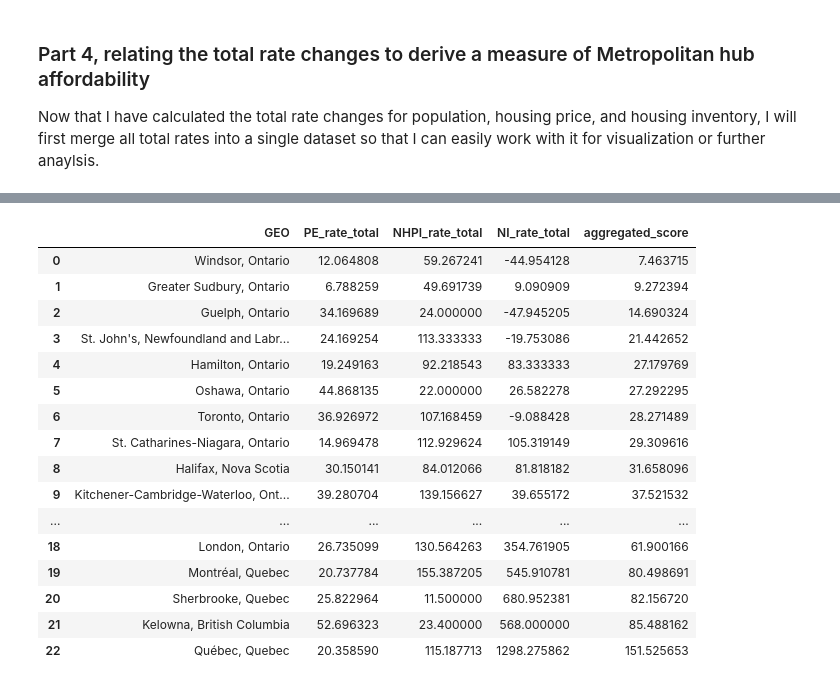
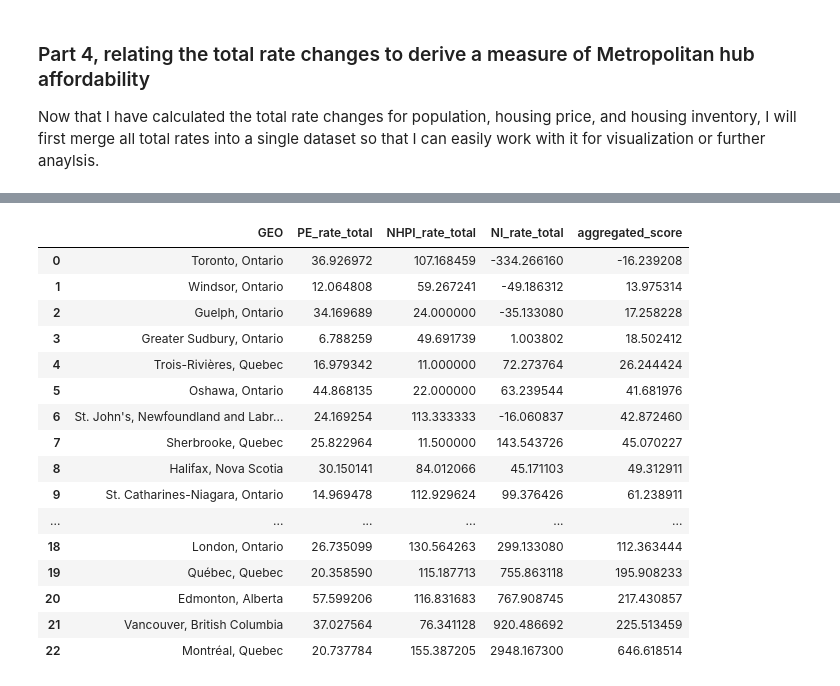
Before and after one commit to ubco-W2022T2-data301/project-group-group01, a Jupyter notebook: analysis/Logananalysis2.ipynb, the cells around one changed output, grey strips where cells are left out. Cells and saved outputs as stored; diff of their text form; code cells hidden in the pictures.

```diff
--- a/analysis/Logananalysis2.ipynb
+++ b/analysis/Logananalysis2.ipynb
@@ -964,0 +938,3 @@ total_rate_change_NI
+# %%
+total_rate_change_NI = pf2.calculate_total_rate_change_NI(NI_Wrangled_Final)
+total_rate_change_NI
@@ -1008,25 +1004,25 @@ This offers a good plot for showing the correlation between the total population
 # %%
-merged_rate_totals['aggregated_score'] = (merged_rate_totals['PE_rate_total']/2) + (merged_rate_totals['NHPI_rate_total']/10) + (merged_rate_totals['NI_rate_total']/10)
+merged_rate_totals['aggregated_score'] = (merged_rate_totals['PE_rate_total']*0.5) + (merged_rate_totals['NHPI_rate_total']*0.3) + (merged_rate_totals['NI_rate_total']*0.2)
 scored_metros = merged_rate_totals.sort_values('aggregated_score').reset_index().drop(columns=['index'])
 scored_metros
 # %% [output]
 |  | GEO | PE_rate_total | NHPI_rate_total | NI_rate_total | aggregated_score |
-| 0 | Windsor, Ontario | 12.064808 | 59.267241 | -44.954128 | 7.463715 |
-| 1 | Greater Sudbury, Ontario | 6.788259 | 49.691739 | 9.090909 | 9.272394 |
-| 2 | Guelph, Ontario | 34.169689 | 24.000000 | -47.945205 | 14.690324 |
-| 3 | St. John's, Newfoundland and Labr... | 24.169254 | 113.333333 | -19.753086 | 21.442652 |
-| 4 | Hamilton, Ontario | 19.249163 | 92.218543 | 83.333333 | 27.179769 |
-| 5 | Oshawa, Ontario | 44.868135 | 22.000000 | 26.582278 | 27.292295 |
-| 6 | Toronto, Ontario | 36.926972 | 107.168459 | -9.088428 | 28.271489 |
-| 7 | St. Catharines-Niagara, Ontario | 14.969478 | 112.929624 | 105.319149 | 29.309616 |
-| 8 | Halifax, Nova Scotia | 30.150141 | 84.012066 | 81.818182 | 31.658096 |
-| 9 | Kitchener-Cambridge-Waterloo, Ont... | 39.280704 | 139.156627 | 39.655172 | 37.521532 |
+| 0 | Toronto, Ontario | 36.926972 | 107.168459 | -334.266160 | -16.239208 |
+| 1 | Windsor, Ontario | 12.064808 | 59.267241 | -49.186312 | 13.975314 |
+| 2 | Guelph, Ontario | 34.169689 | 24.000000 | -35.133080 | 17.258228 |
+| 3 | Greater Sudbury, Ontario | 6.788259 | 49.691739 | 1.003802 | 18.502412 |
+| 4 | Trois-Rivières, Quebec | 16.979342 | 11.000000 | 72.273764 | 26.244424 |
+| 5 | Oshawa, Ontario | 44.868135 | 22.000000 | 63.239544 | 41.681976 |
+| 6 | St. John's, Newfoundland and Labr... | 24.169254 | 113.333333 | -16.060837 | 42.872460 |
+| 7 | Sherbrooke, Quebec | 25.822964 | 11.500000 | 143.543726 | 45.070227 |
+| 8 | Halifax, Nova Scotia | 30.150141 | 84.012066 | 45.171103 | 49.312911 |
+| 9 | St. Catharines-Niagara, Ontario | 14.969478 | 112.929624 | 99.376426 | 61.238911 |
 | ... | ... | ... | ... | ... | ... |
-| 18 | London, Ontario | 26.735099 | 130.564263 | 354.761905 | 61.900166 |
-| 19 | Montréal, Quebec | 20.737784 | 155.387205 | 545.910781 | 80.498691 |
-| 20 | Sherbrooke, Quebec | 25.822964 | 11.500000 | 680.952381 | 82.156720 |
-| 21 | Kelowna, British Columbia | 52.696323 | 23.400000 | 568.000000 | 85.488162 |
-| 22 | Québec, Quebec | 20.358590 | 115.187713 | 1298.275862 | 151.525653 |
+| 18 | London, Ontario | 26.735099 | 130.564263 | 299.133080 | 112.363444 |
+| 19 | Québec, Quebec | 20.358590 | 115.187713 | 755.863118 | 195.908233 |
+| 20 | Edmonton, Alberta | 57.599206 | 116.831683 | 767.908745 | 217.430857 |
+| 21 | Vancouver, British Columbia | 37.027564 | 76.341128 | 920.486692 | 225.513459 |
+| 22 | Montréal, Quebec | 20.737784 | 155.387205 | 2948.167300 | 646.618514 |
 # %%
 scored_metros.plot(x="GEO", y="aggregated_score", kind="bar", figsize=(8, 6))
 plt.title("Aggregated score per Metropolitan area")
```
Also changed, not shown: parts of 22 cells of this notebook, 2 other files.
